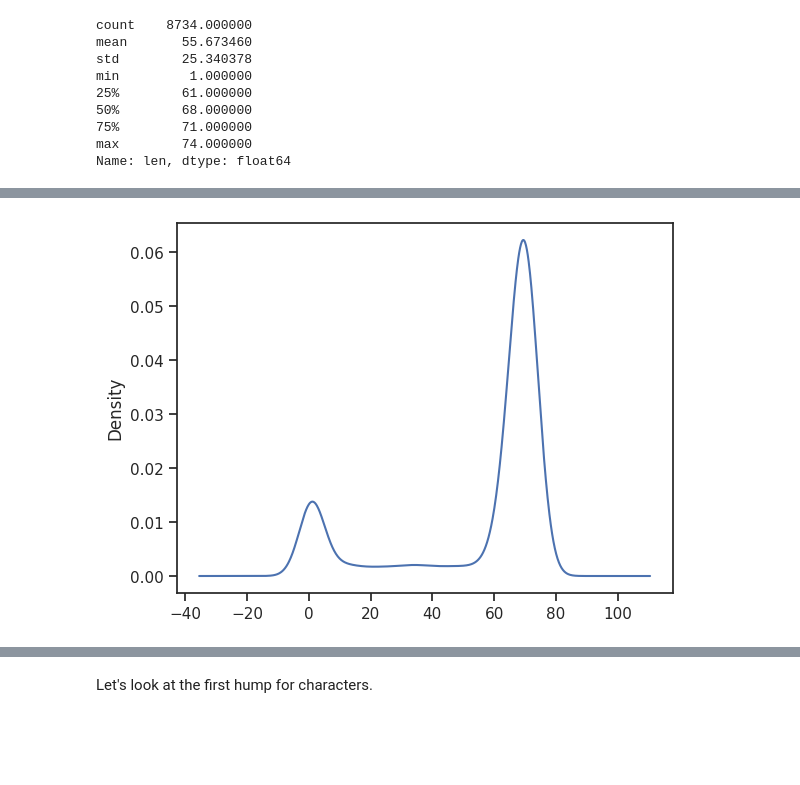
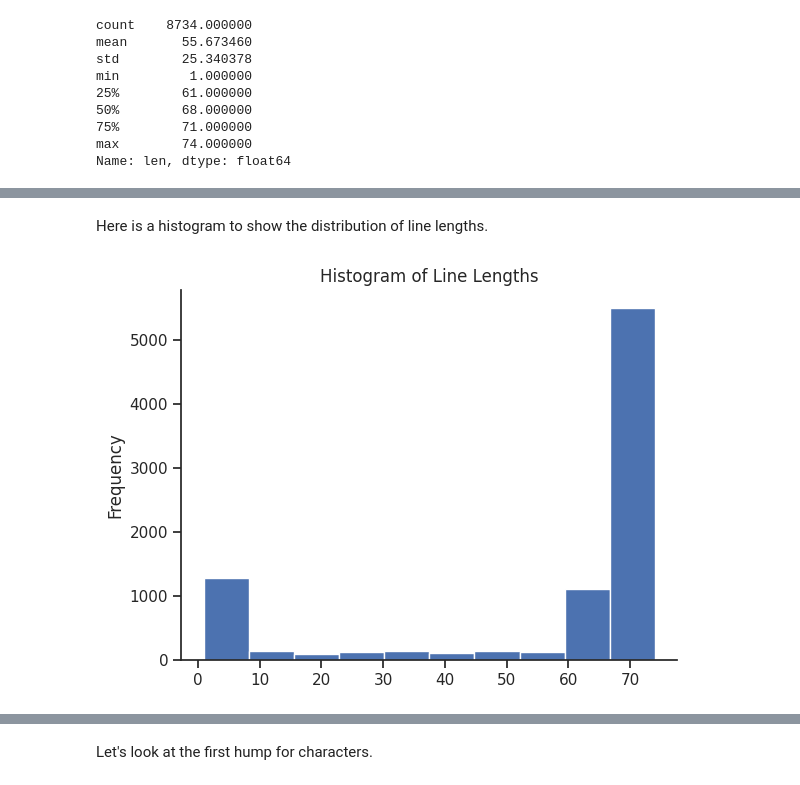
Before and after one commit to ontoligent/DS5001-PUB, a Jupyter notebook: m01-01-first-foray.ipynb, the cells around one changed output, grey strips where cells are left out. Cells and saved outputs as stored; diff of their text form; code cells hidden in the pictures; blank space fills up the shorter version.

```diff
--- a/m01-01-first-foray.ipynb
+++ b/m01-01-first-foray.ipynb
@@ -123,5 +114,9 @@ plt.show()
-# %%
-text.len.plot.kde()
-plt.show()
-# %% [output]
-[figure, removed]
+# %% [markdown]
+Here is a histogram to show the distribution of line lengths.
+# %%
+ax = text.len.plot.hist()
+sns.despine()
+plt.title("Histogram of Line Lengths")
+plt.show()
+# %% [output]
+[figure, added]
```
Also changed, not shown: parts of 50 cells of this notebook.
